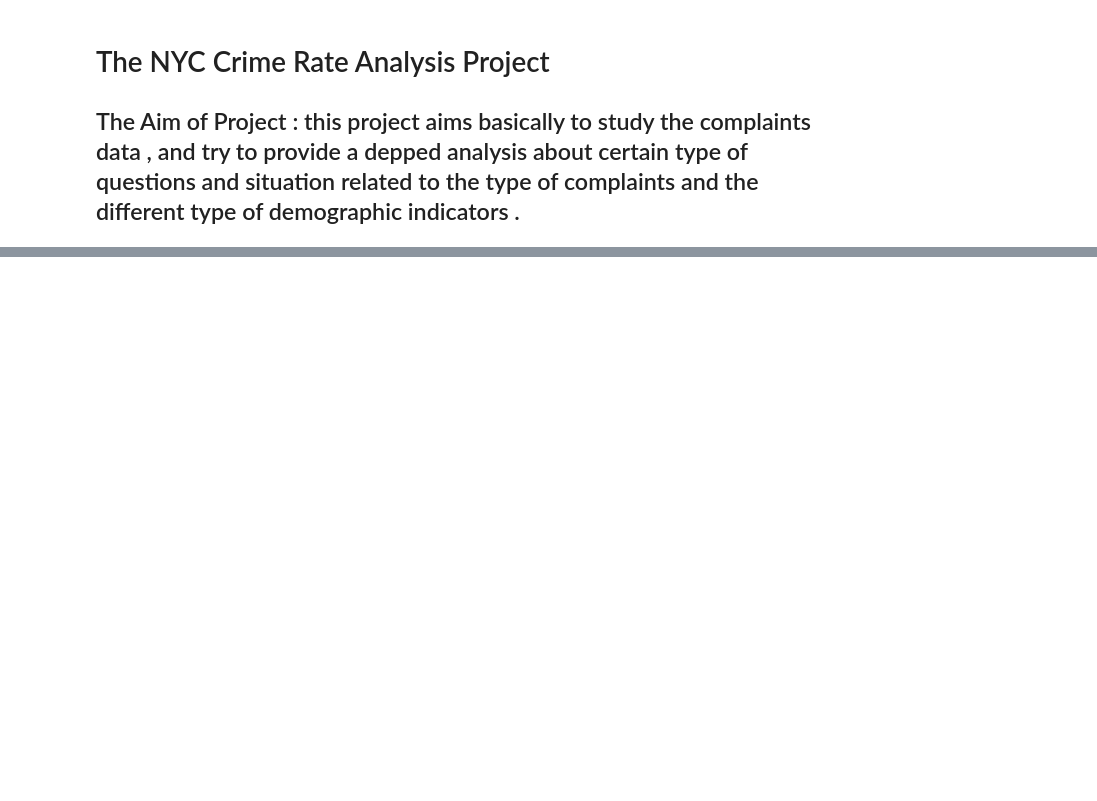
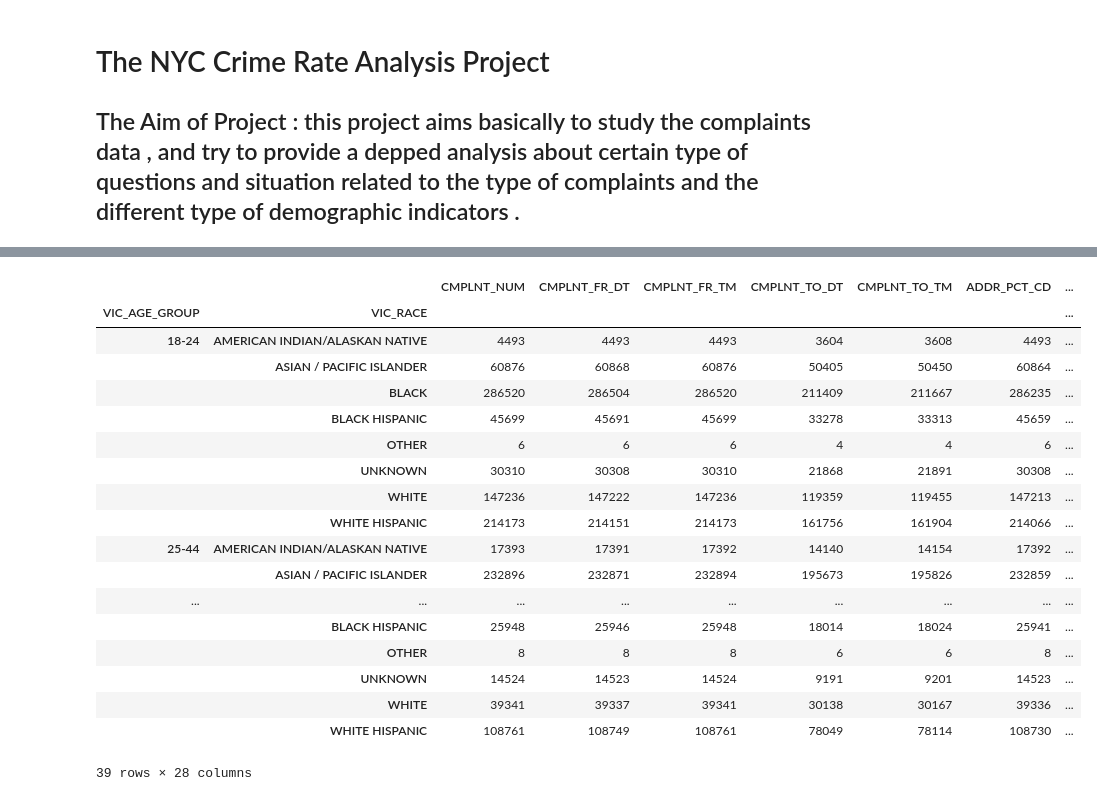
Before and after one commit to moutasam/NYC-Complaints-Python-Project, a Jupyter notebook: NYC Crimes Analysis.ipynb, the cells around one changed output, grey strips where cells are left out. Drawn from its saved outputs; the diff is of its cells as text; code cells hidden in the pictures; blank space fills up the shorter version.

```diff
--- a/NYC Crimes Analysis.ipynb
+++ b/NYC Crimes Analysis.ipynb
@@ -25 +127,6 @@ Read csv without chunks:  36.63575983047485 sec
+# %%
+# Delete multiple columns from the dataframe
+
+
+df = df.drop(["HOUSING_PSA", "HADEVELOPT", "TRANSIT_DISTRICT","STATION_NAME","PARKS_NM"], axis=1)
 # %%
@@ -34,0 +211,31 @@ df.head()
+# %%
+valid_age_df
+
+#pd.set_option('display.max_rows', None)
+
+#with pd.option_context('display.max_rows', None,):
+
+  #  print(valid_age_df.groupby(['VIC_AGE_GROUP','SUSP_SEX','SUSP_RACE']).count())
+
+valid_age_df.groupby(['VIC_AGE_GROUP','VIC_RACE']).count()
+                      #'VIC_RACE','OFNS_DESC','BORO_NM']).count()
+# %% [output]
+|  |  | CMPLNT_NUM | CMPLNT_FR_DT | CMPLNT_FR_TM | CMPLNT_TO_DT | CMPLNT_TO_TM | ADDR_PCT_CD | ... |
+| VIC_AGE_GROUP | VIC_RACE |  |  |  |  |  |  | ... |
+| 18-24 | AMERICAN INDIAN/ALASKAN NATIVE | 4493 | 4493 | 4493 | 3604 | 3608 | 4493 | ... |
+|  | ASIAN / PACIFIC ISLANDER | 60876 | 60868 | 60876 | 50405 | 50450 | 60864 | ... |
+|  | BLACK | 286520 | 286504 | 286520 | 211409 | 211667 | 286235 | ... |
+|  | BLACK HISPANIC | 45699 | 45691 | 45699 | 33278 | 33313 | 45659 | ... |
+|  | OTHER | 6 | 6 | 6 | 4 | 4 | 6 | ... |
+|  | UNKNOWN | 30310 | 30308 | 30310 | 21868 | 21891 | 30308 | ... |
+|  | WHITE | 147236 | 147222 | 147236 | 119359 | 119455 | 147213 | ... |
+|  | WHITE HISPANIC | 214173 | 214151 | 214173 | 161756 | 161904 | 214066 | ... |
+| 25-44 | AMERICAN INDIAN/ALASKAN NATIVE | 17393 | 17391 | 17392 | 14140 | 14154 | 17392 | ... |
+|  | ASIAN / PACIFIC ISLANDER | 232896 | 232871 | 232894 | 195673 | 195826 | 232859 | ... |
+| ... | ... | ... | ... | ... | ... | ... | ... | ... |
+|  | BLACK HISPANIC | 25948 | 25946 | 25948 | 18014 | 18024 | 25941 | ... |
+|  | OTHER | 8 | 8 | 8 | 6 | 6 | 8 | ... |
+|  | UNKNOWN | 14524 | 14523 | 14524 | 9191 | 9201 | 14523 | ... |
+|  | WHITE | 39341 | 39337 | 39341 | 30138 | 30167 | 39336 | ... |
+|  | WHITE HISPANIC | 108761 | 108749 | 108761 | 78049 | 78114 | 108730 | ... |
+39 rows × 28 columns
```
Also changed, not shown: parts of 17 cells of this notebook.
